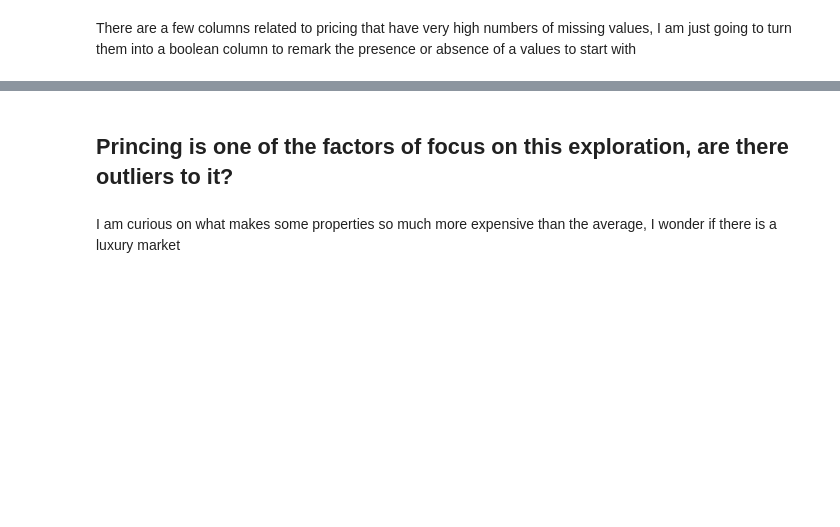
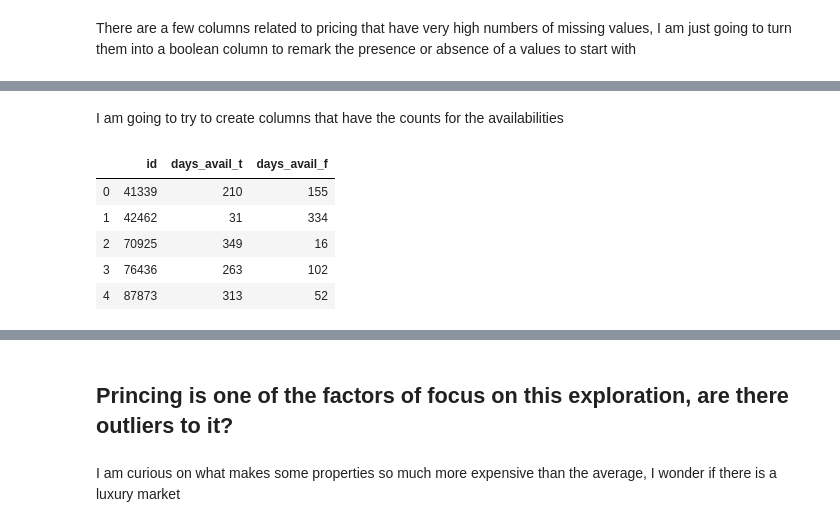
Before and after one commit to sousablde/Airbnb-A-tale-of-2-cities, a Jupyter notebook: Airbnb - a tale of 2 cities.ipynb, the cells around one changed output, grey strips where cells are left out. Saved outputs shown, nothing was run; the diff lists cells and outputs as text; code cells hidden in the pictures; blank space fills up the shorter version.

```diff
--- a/Airbnb - a tale of 2 cities.ipynb
+++ b/Airbnb - a tale of 2 cities.ipynb
@@ -490,0 +626,2 @@ missing_checker(lisbon_listings_plus, 'lisbon_listings')
+# %% [markdown]
+I am going to try to create columns that have the counts for the availabilities
@@ -490,0 +648,9 @@ missing_checker(lisbon_listings_plus, 'lisbon_listings')
+# %%
+avail_counts_porto.head()
+# %% [output]
+|  | id | days_avail_t | days_avail_f |
+| 0 | 41339 | 210 | 155 |
+| 1 | 42462 | 31 | 334 |
+| 2 | 70925 | 349 | 16 |
+| 3 | 76436 | 263 | 102 |
+| 4 | 87873 | 313 | 52 |
```
Also changed, not shown: parts of 44 cells of this notebook, 1 other file.
